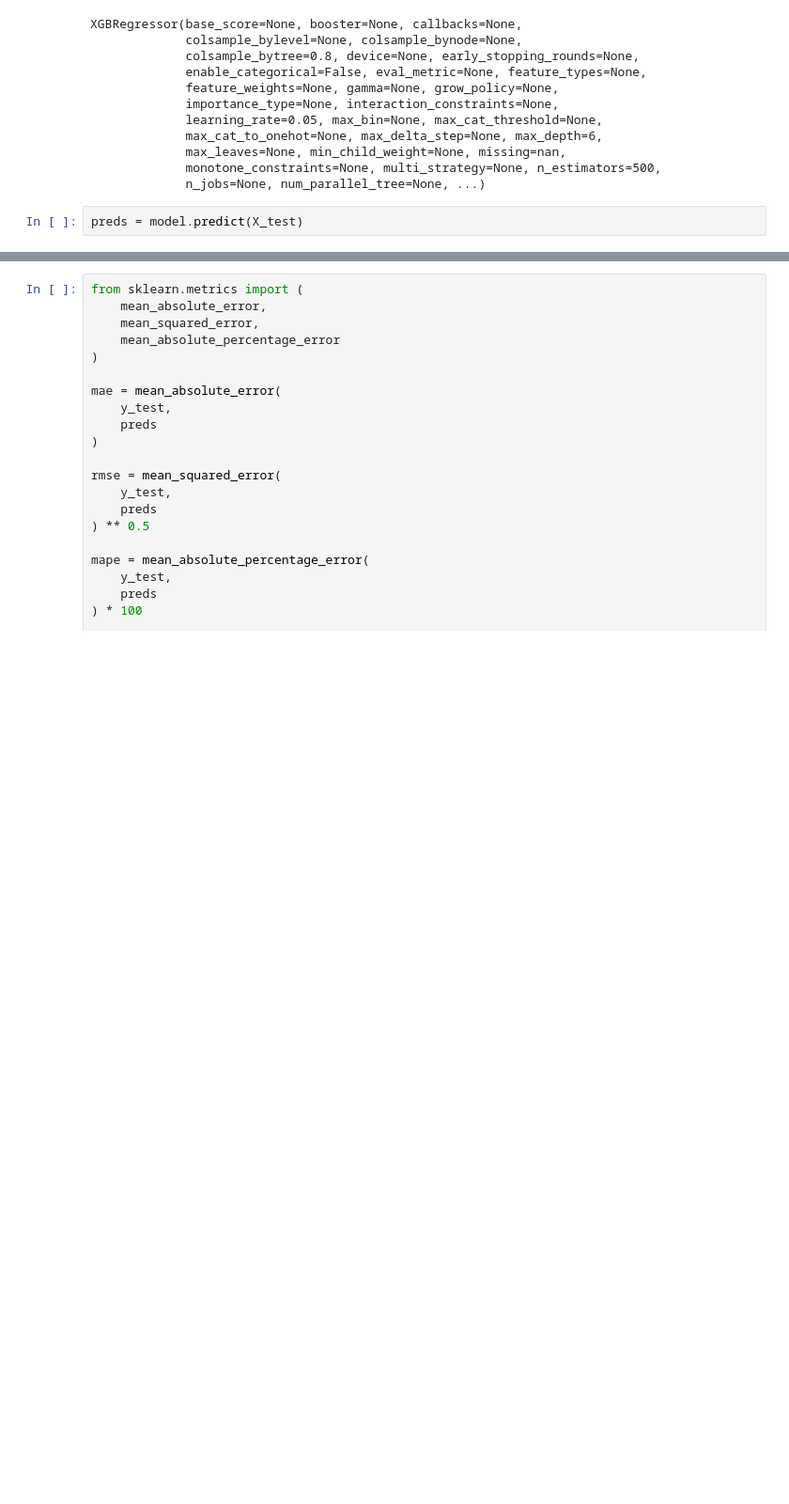
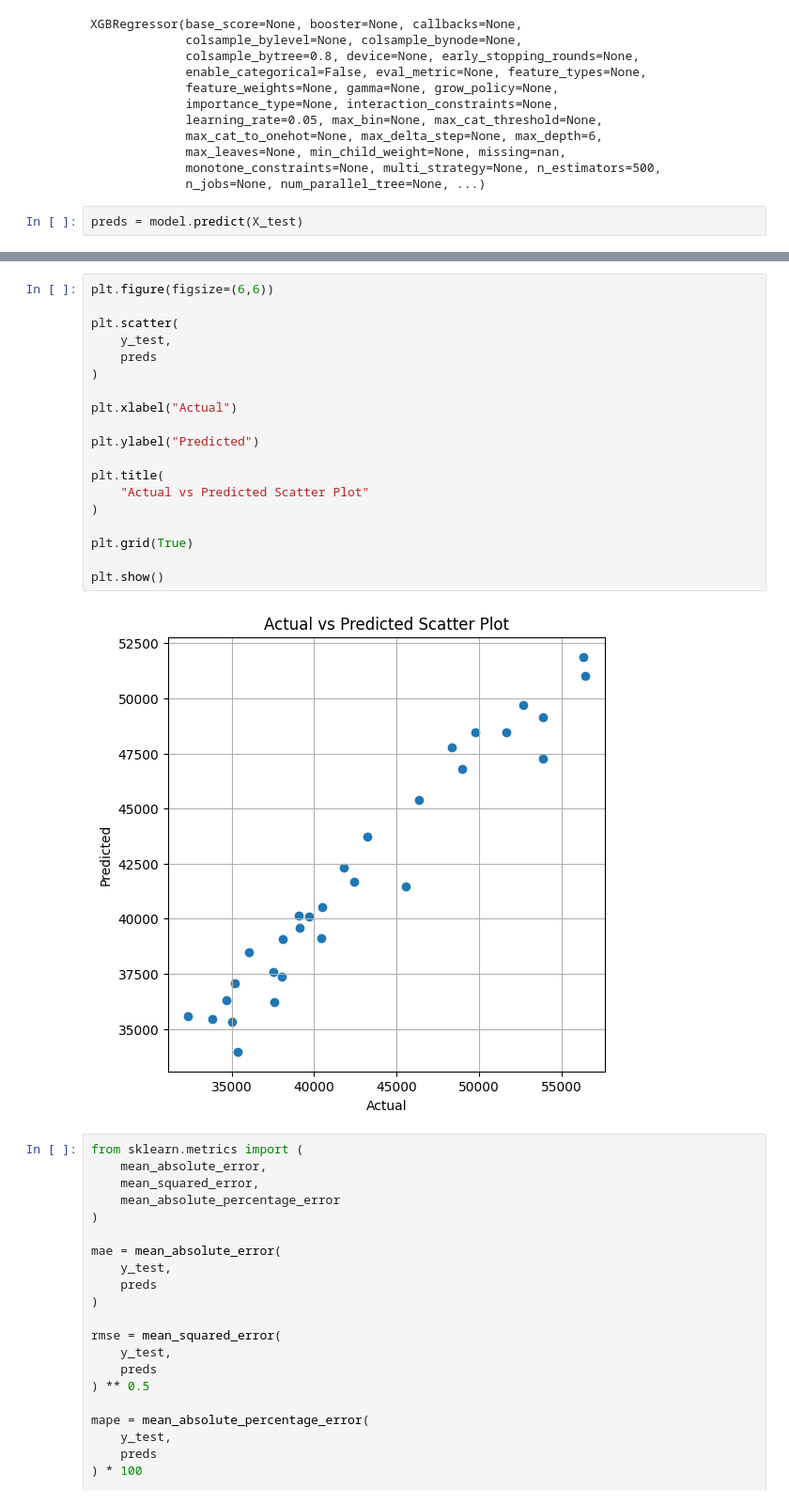
Before and after one commit to MeAbhishek09/NeuralRetail, a Jupyter notebook: notebooks/06_xgboost_forecasting.ipynb, the cells around one changed output, grey strips where cells are left out. Shown at 94% size. Saved outputs shown, nothing was run; the diff lists cells and outputs as text; blank space fills up the shorter version.

```diff
--- a/notebooks/06_xgboost_forecasting.ipynb
+++ b/notebooks/06_xgboost_forecasting.ipynb
@@ -78,3 +139,24 @@ preds = model.predict(X_test)
+# %%
+plt.figure(figsize=(6,6))
+
+plt.scatter(
+    y_test,
+    preds
+)
+
+plt.xlabel("Actual")
+
+plt.ylabel("Predicted")
+
+plt.title(
+    "Actual vs Predicted Scatter Plot"
+)
+
+plt.grid(True)
+
+plt.show()
+# %% [output]
+[figure, added]
 # %%
 from sklearn.metrics import (
     mean_absolute_error,
```
Also changed, not shown: parts of 4 cells of this notebook, 32 other files.
